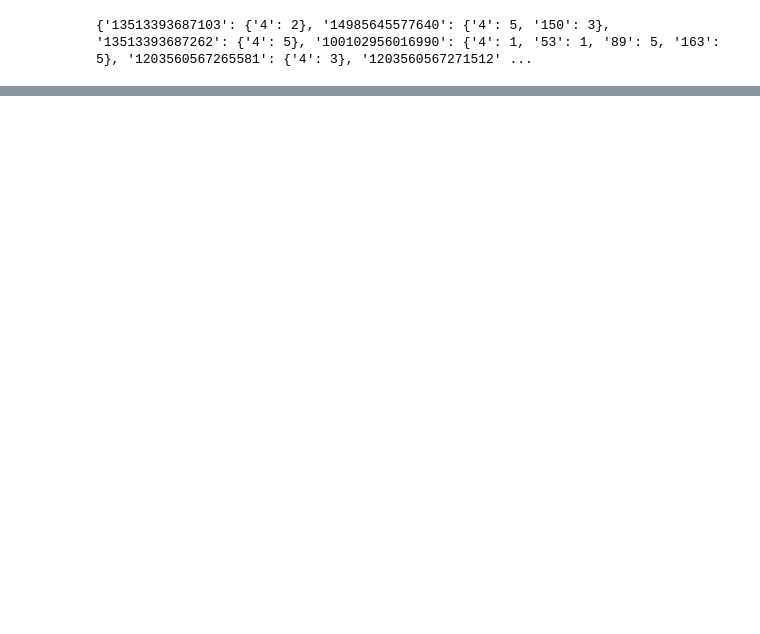
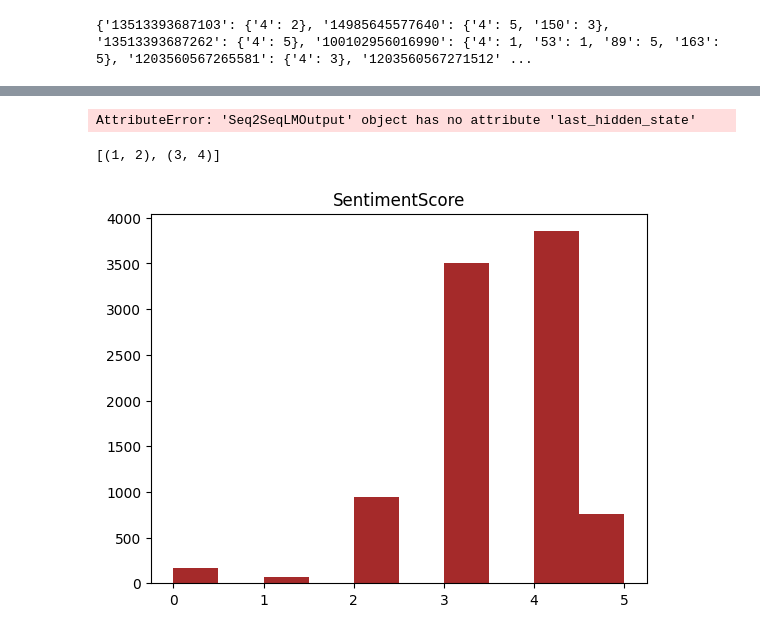
Before and after one commit to RekziP/Gagarin-hakaton, a Jupyter notebook: Alexey/first check.ipynb, the cells around one changed output, grey strips where cells are left out. Saved outputs shown, nothing was run; the diff lists cells and outputs as text; code cells hidden in the pictures; blank space fills up the shorter version.

```diff
--- a/Alexey/first check.ipynb
+++ b/Alexey/first check.ipynb
@@ -106,0 +277,30 @@ def f1_score(y_true, y_pred)
+# %%
+import json
+import pandas as pd
+import numpy as np
+
+path = '../data/merged_dataframes.xlsx'
+text_col_name = 'MessageText'
+company_col_name = "MergedColumn"
+score_col_name = "SentimentScore"
+index_col_name = "ID"
+df = pd.read_excel(path).drop(8109)
+df[index_col_name] = np.arange(1, len(df)+1)
+skip_id = []
+json_data = {}
+for i_row in range(len(df)):
+    row = df.iloc[i_row]
+    id = str(row["ChannelID"])+str(row["MessageID"])
+    if id in skip_id:
+        continue
+    same_rows = df[row[text_col_name] == df[text_col_name]]
+    json_data[row["MessageText"]] = {}
+    print(f'{i_row} from {len(df)}')
+    for i in range(len(same_rows)):
+
+        json_data[row["MessageText"]][int(same_rows.iloc[i]["issuerid"])] = int(same_rows.iloc[i][score_col_name])
+        skip_id.append(id)
+
+
+with open('../data/text_data.json', 'w') as file:
+    json.dump(json_data, file)
@@ -106,0 +340,2 @@ def f1_score(y_true, y_pred)
+# %%
+df = df.dropna()
@@ -106,0 +381,6 @@ def f1_score(y_true, y_pred)
+# %%
+from googletrans import Translator, constants
+from pprint import pprint
+translator = Translator()
+translate = lambda x: translator.translate(x, src='ru', dest='en')
+df["MessageText"][:100] = df["MessageText"][:100].map(translate)
@@ -106,0 +426,22 @@ def f1_score(y_true, y_pred)
+# %%
+input_ids = tokenizer(
+    "Studies have been shown that owning a dog is good for you", return_tensors="pt"
+).input_ids  # Batch size 1
+decoder_input_ids = tokenizer("Studies show that", return_tensors="pt").input_ids  # Batch size 1
+
+# forward pass
+outputs = model(input_ids=input_ids, decoder_input_ids=decoder_input_ids)
+last_hidden_states = outputs.last_hidden_state
+# %% [output]
+AttributeError: 'Seq2SeqLMOutput' object has no attribute 'last_hidden_state'
+# %%
+a = {1: 2, 3: 4}
+list(a.items())
+# %% [output]
+[(1, 2), (3, 4)]
+# %%
+plt.hist(df['SentimentScore'], color='brown')
+plt.title('SentimentScore')
+plt.show()
+# %% [output]
+[figure, added]
```
Also changed, not shown: parts of 26 cells of this notebook, 8 other files.
